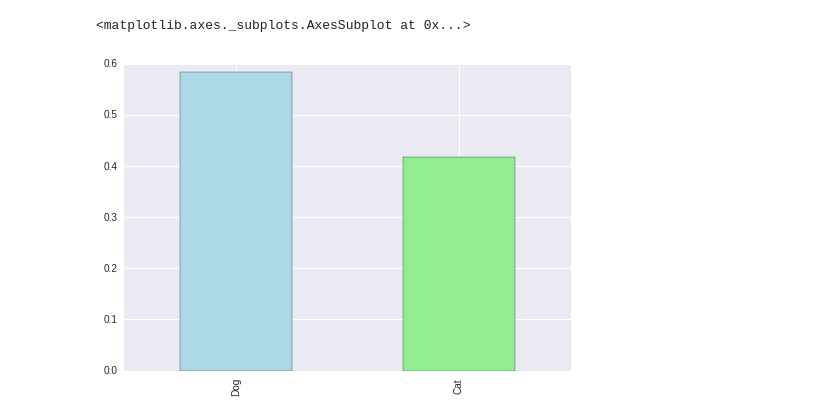
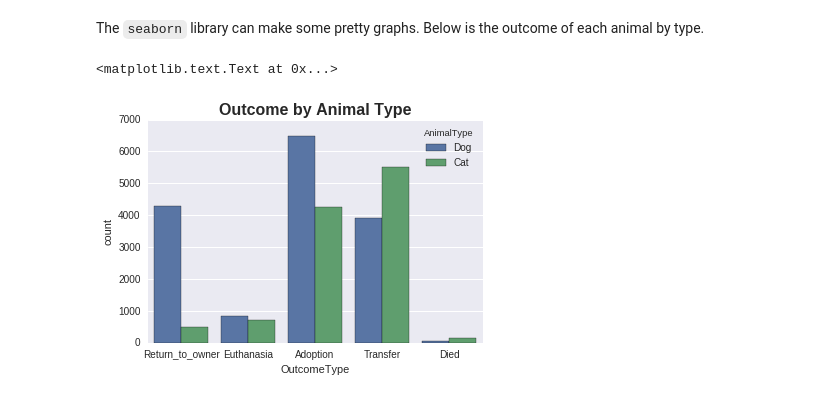
Before and after one commit to reztip/animal_shelter, a Jupyter notebook: Untitled.ipynb, the cells around one changed output. Cells and saved outputs as stored; diff of their text form; code cells hidden in the pictures.

```diff
--- a/Untitled.ipynb
+++ b/Untitled.ipynb
@@ -25,8 +45,0 @@ We can also see that proportionally. It appears dogs make up about 58% of the an
-# %%
-proportions = df.AnimalType.value_counts(normalize = True)
-proportions.plot.bar(color = ['lightblue', 'lightgreen'])
-# %% [output]
-<matplotlib.axes._subplots.AxesSubplot at 0x...>
-[figure, removed]
-# %%
-df['ID'] = df['AnimalID'].map(lambda x: int(x[1:]))
@@ -36,4 +45,0 @@ def ismix(x):
-# %%
-df.Mixed = df['Breed'].map(ismix).astype(np.int)
-# %%
-df['Cat'] = (df.AnimalType == 'Cat').astype(np.int)
@@ -42,2 +46,8 @@ fixed = {'Neutered Male': 1, 'Spayed Female': 1, 'Intact Female': 0, 'Intact Mal
-# %%
-df['Neutered'] = df.SexuponOutcome.map(fixed)
+# %% [markdown]
+The <code>seaborn</code> library can make some pretty graphs.  Below is the outcome of each animal by type.
+# %%
+sns.countplot(data = df, x = "OutcomeType", hue = 'AnimalType')
+plt.title("Outcome by Animal Type", fontsize = 16, fontweight = 'bold')
+# %% [output]
+<matplotlib.text.Text at 0x...>
+[figure, added]
```
Also changed, not shown: parts of 20 cells of this notebook, 1 other file.
